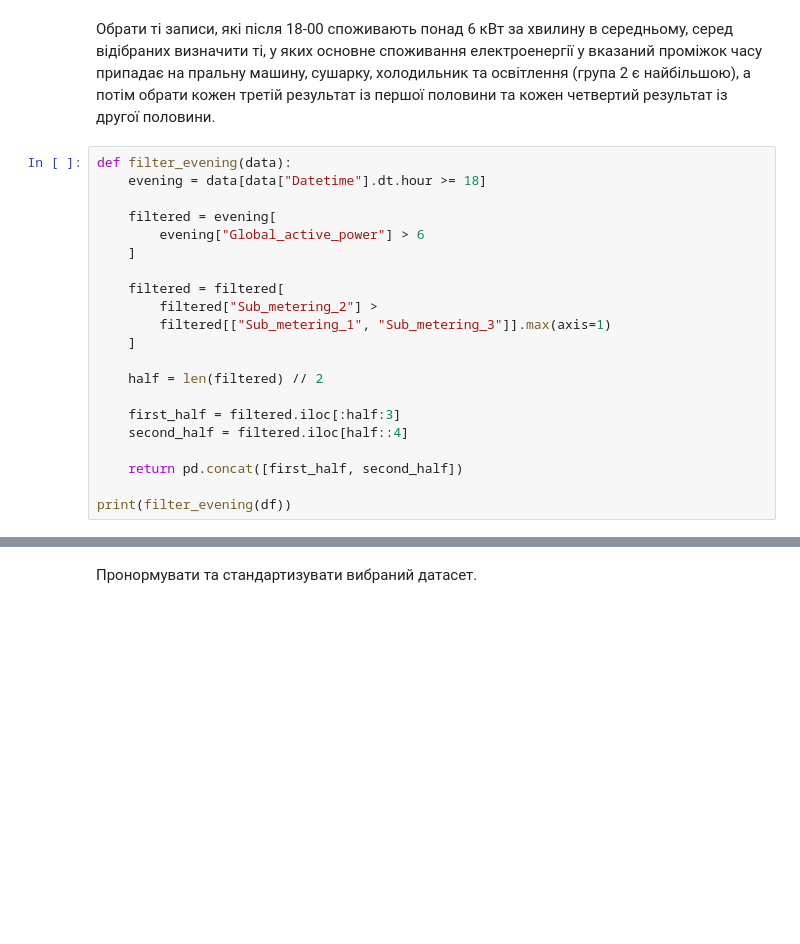
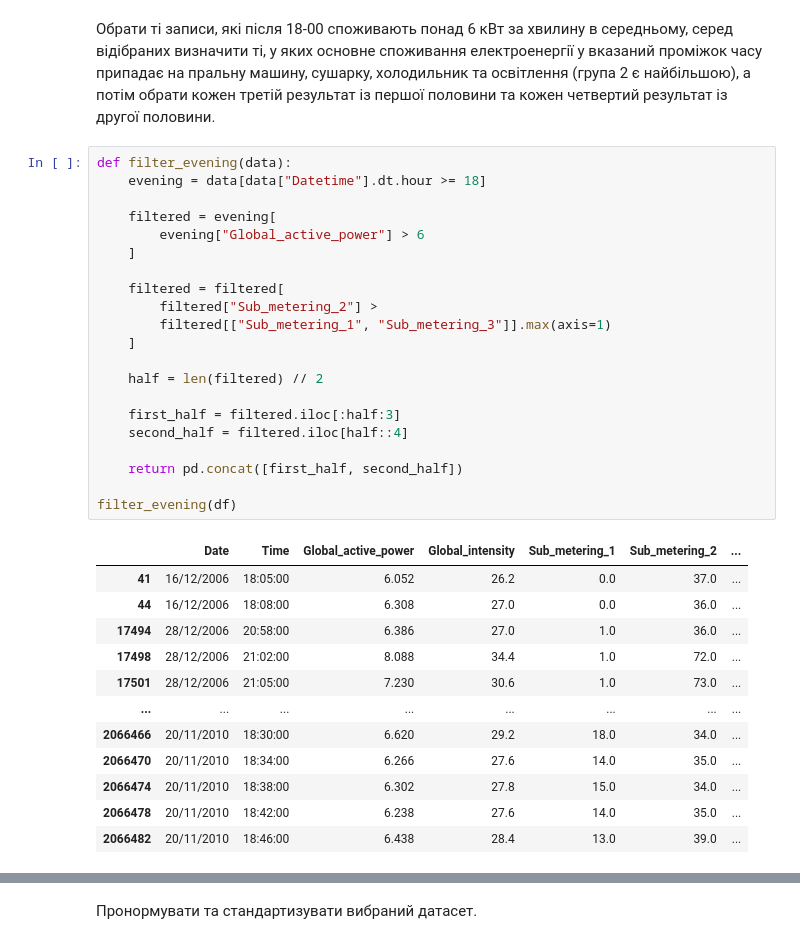
Before and after one commit to SuslovMaks/data-prep-and-analysis, a Jupyter notebook: lab2/power_notebook.ipynb, the cells around one changed output, grey strips where cells are left out. Cells and saved outputs as stored; diff of their text form; blank space fills up the shorter version.

```diff
--- a/lab2/power_notebook.ipynb
+++ b/lab2/power_notebook.ipynb
@@ -149,22 +131,34 @@ dtype: float64
 # %%
 def filter_evening(data):
     evening = data[data["Datetime"].dt.hour >= 18]
 
     filtered = evening[
         evening["Global_active_power"] > 6
     ]
 
     filtered = filtered[
         filtered["Sub_metering_2"] >
         filtered[["Sub_metering_1", "Sub_metering_3"]].max(axis=1)
     ]
 
     half = len(filtered) // 2
 
     first_half = filtered.iloc[:half:3]
     second_half = filtered.iloc[half::4]
 
     return pd.concat([first_half, second_half])
 
-print(filter_evening(df))
+filter_evening(df)
 # %% [output]
+|  | Date | Time | Global_active_power | Global_intensity | Sub_metering_1 | Sub_metering_2 | ... |
+| 41 | 16/12/2006 | 18:05:00 | 6.052 | 26.2 | 0.0 | 37.0 | ... |
+| 44 | 16/12/2006 | 18:08:00 | 6.308 | 27.0 | 0.0 | 36.0 | ... |
+| 17494 | 28/12/2006 | 20:58:00 | 6.386 | 27.0 | 1.0 | 36.0 | ... |
+| 17498 | 28/12/2006 | 21:02:00 | 8.088 | 34.4 | 1.0 | 72.0 | ... |
+| 17501 | 28/12/2006 | 21:05:00 | 7.230 | 30.6 | 1.0 | 73.0 | ... |
+| ... | ... | ... | ... | ... | ... | ... | ... |
+| 2066466 | 20/11/2010 | 18:30:00 | 6.620 | 29.2 | 18.0 | 34.0 | ... |
+| 2066470 | 20/11/2010 | 18:34:00 | 6.266 | 27.6 | 14.0 | 35.0 | ... |
+| 2066474 | 20/11/2010 | 18:38:00 | 6.302 | 27.8 | 15.0 | 34.0 | ... |
+| 2066478 | 20/11/2010 | 18:42:00 | 6.238 | 27.6 | 14.0 | 35.0 | ... |
+| 2066482 | 20/11/2010 | 18:46:00 | 6.438 | 28.4 | 13.0 | 39.0 | ... |
```
Also changed, not shown: parts of 11 cells of this notebook, 1 other file.
